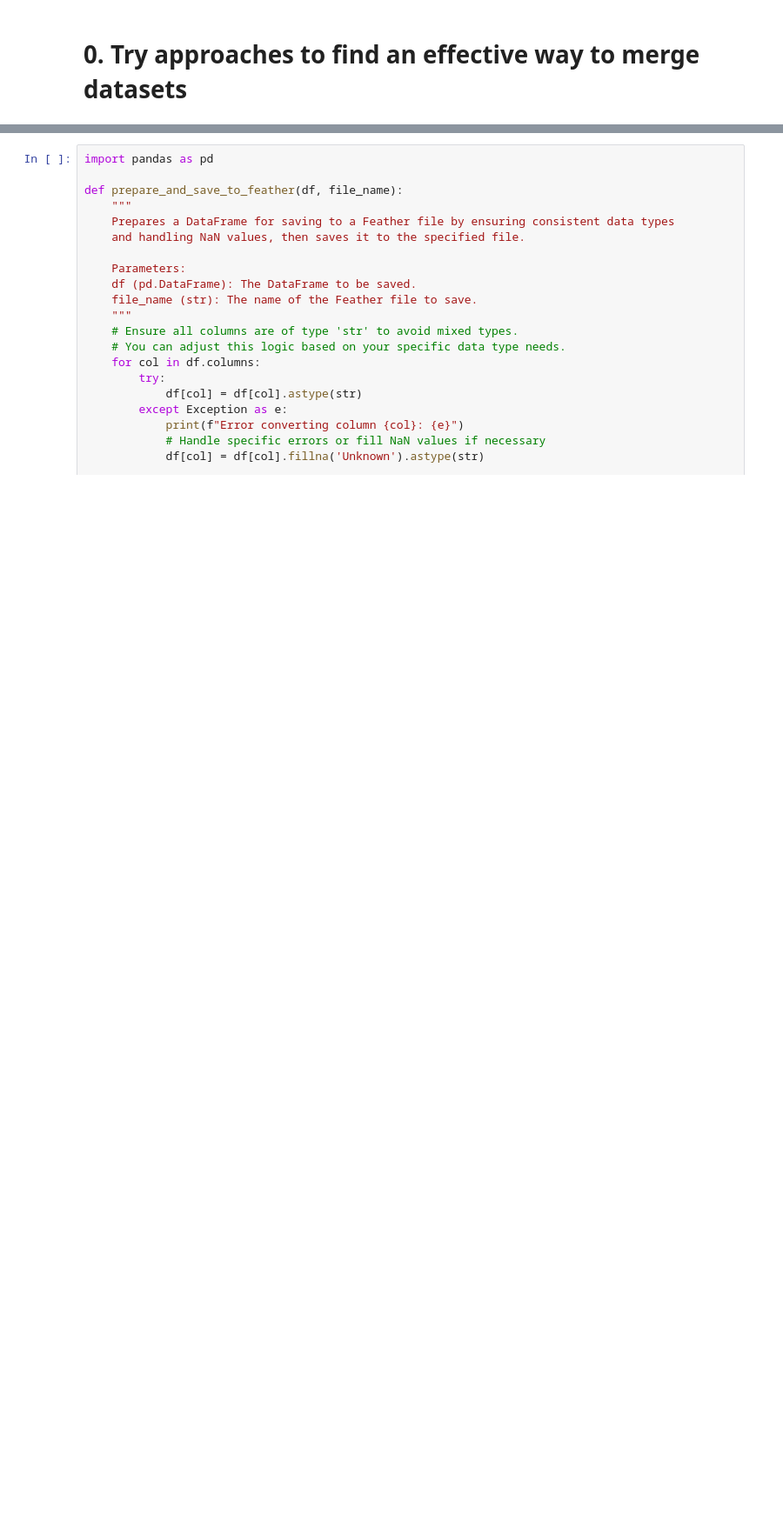
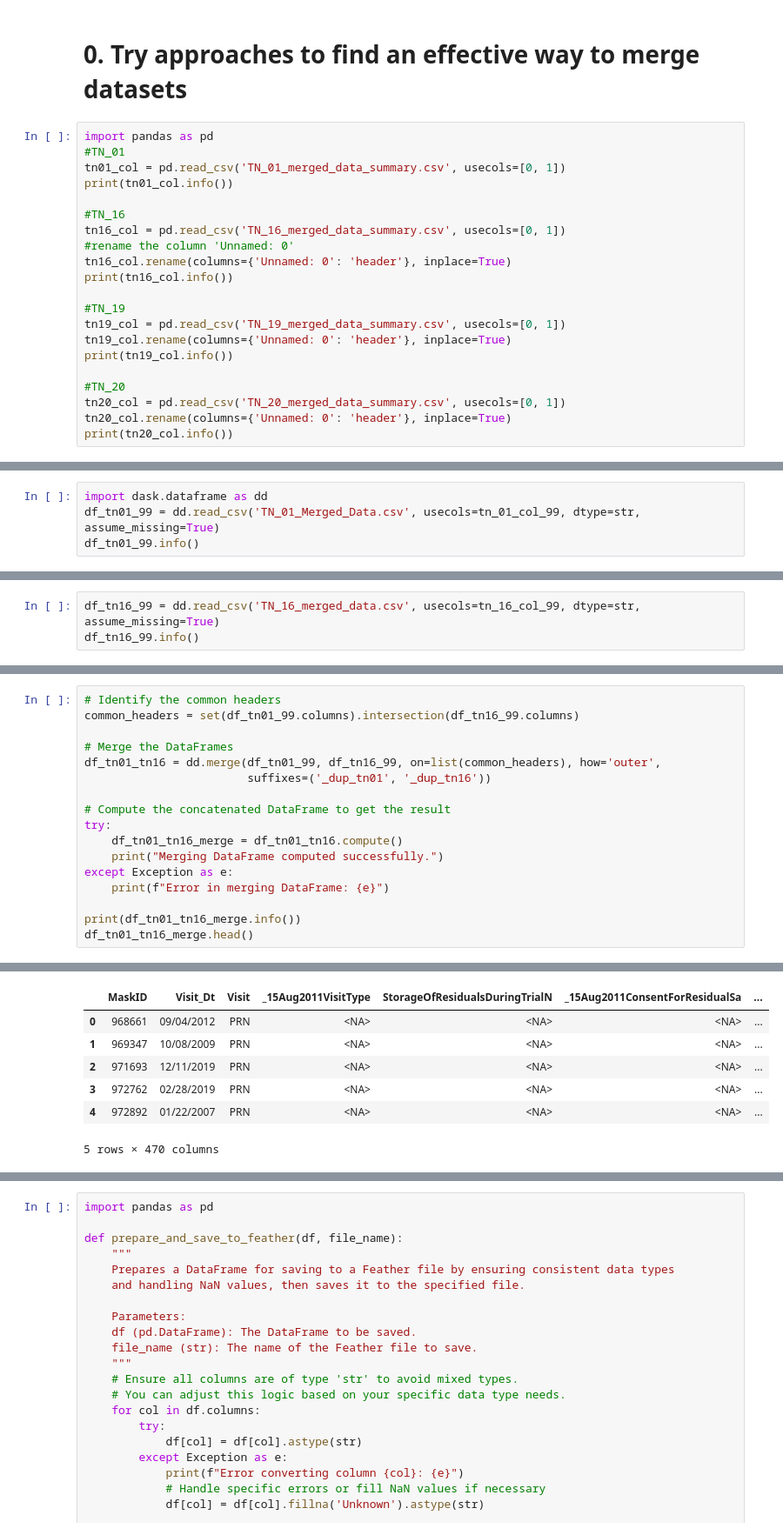
Before and after one commit to niddk-data-challenge/Team-5, a Jupyter notebook: TN_All- Data_merge.ipynb, the cells around one changed output, grey strips where cells are left out. Shown: that part at 87% size. Cells and saved outputs as stored; diff of their text form; blank space fills up the shorter version.

```diff
--- a/TN_All- Data_merge.ipynb
+++ b/TN_All- Data_merge.ipynb
@@ -1,2 +1,23 @@
 # %% [markdown]
 # 0. Try approaches to find an effective way to merge datasets
+# %%
+import pandas as pd
+#TN_01
+tn01_col = pd.read_csv('TN_01_merged_data_summary.csv', usecols=[0, 1])
+print(tn01_col.info())
+
+#TN_16
+tn16_col = pd.read_csv('TN_16_merged_data_summary.csv', usecols=[0, 1])
+#rename the column 'Unnamed: 0'
+tn16_col.rename(columns={'Unnamed: 0': 'header'}, inplace=True)
+print(tn16_col.info())
+
+#TN_19
+tn19_col = pd.read_csv('TN_19_merged_data_summary.csv', usecols=[0, 1])
+tn19_col.rename(columns={'Unnamed: 0': 'header'}, inplace=True)
+print(tn19_col.info())
+
+#TN_20
+tn20_col = pd.read_csv('TN_20_merged_data_summary.csv', usecols=[0, 1])
+tn20_col.rename(columns={'Unnamed: 0': 'header'}, inplace=True)
+print(tn20_col.info())
@@ -2,0 +69,4 @@
+# %%
+import dask.dataframe as dd
+df_tn01_99 = dd.read_csv('TN_01_Merged_Data.csv', usecols=tn_01_col_99, dtype=str, assume_missing=True)
+df_tn01_99.info()
@@ -2,0 +89,3 @@
+# %%
+df_tn16_99 = dd.read_csv('TN_16_merged_data.csv', usecols=tn_16_col_99, dtype=str, assume_missing=True)
+df_tn16_99.info()
@@ -2,0 +111,18 @@
+# %%
+# Identify the common headers
+common_headers = set(df_tn01_99.columns).intersection(df_tn16_99.columns)
+
+# Merge the DataFrames
+df_tn01_tn16 = dd.merge(df_tn01_99, df_tn16_99, on=list(common_headers), how='outer',
+                        suffixes=('_dup_tn01', '_dup_tn16'))
+
+# Compute the concatenated DataFrame to get the result
+try:
+    df_tn01_tn16_merge = df_tn01_tn16.compute()
+    print("Merging DataFrame computed successfully.")
+except Exception as e:
+    print(f"Error in merging DataFrame: {e}")
+
+print(df_tn01_tn16_merge.info())
+df_tn01_tn16_merge.head()
+# %% [output]
@@ -2,0 +136,7 @@
+|  | MaskID | Visit_Dt | Visit | _15Aug2011VisitType | StorageOfResidualsDuringTrialN | _15Aug2011ConsentForResidualSa | ... |
+| 0 | 968661 | 09/04/2012 | PRN | <NA> | <NA> | <NA> | ... |
+| 1 | 969347 | 10/08/2009 | PRN | <NA> | <NA> | <NA> | ... |
+| 2 | 971693 | 12/11/2019 | PRN | <NA> | <NA> | <NA> | ... |
+| 3 | 972762 | 02/28/2019 | PRN | <NA> | <NA> | <NA> | ... |
+| 4 | 972892 | 01/22/2007 | PRN | <NA> | <NA> | <NA> | ... |
+5 rows × 470 columns
```
Also changed, not shown: parts of 19 cells of this notebook, 1 other file.
